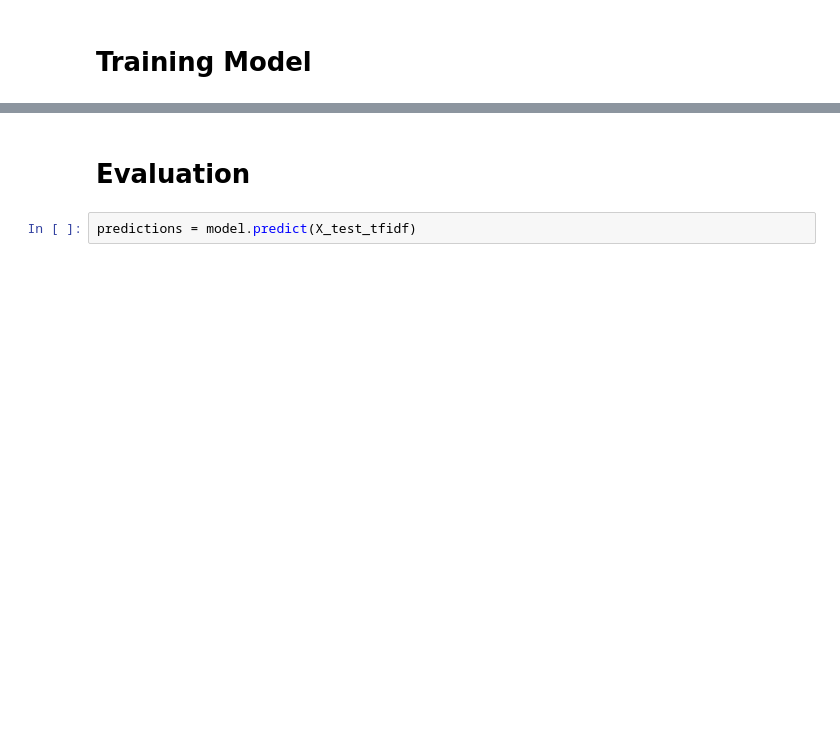
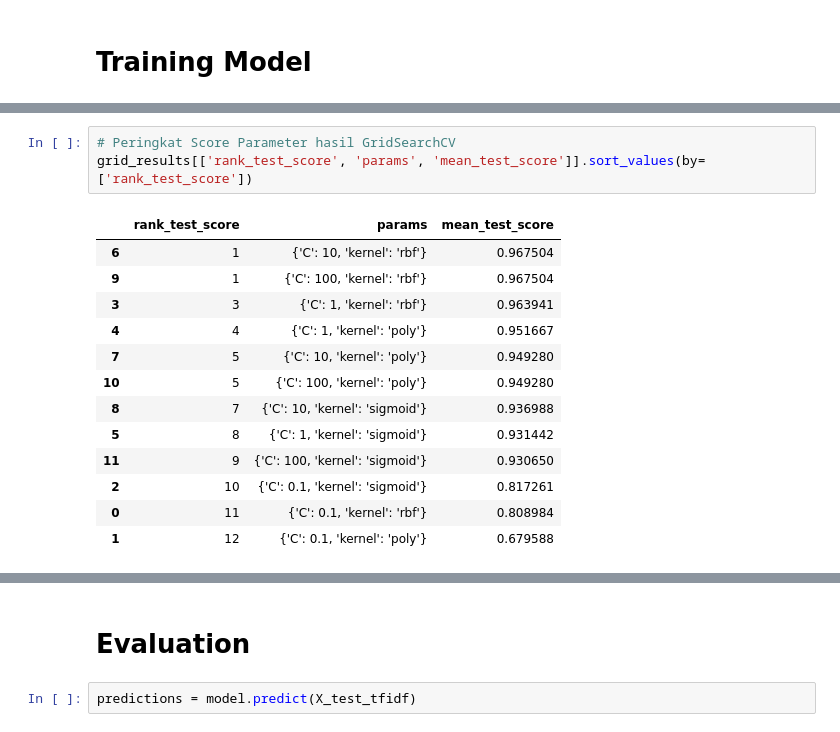
Before and after one commit to mercyano/klasifikasi-kbk, a Jupyter notebook: modelling.ipynb, the cells around one changed output, grey strips where cells are left out. Saved outputs shown, nothing was run; the diff lists cells and outputs as text; blank space fills up the shorter version.

```diff
--- a/modelling.ipynb
+++ b/modelling.ipynb
@@ -97,3 +143,20 @@ GridSearchCV(estimator=SVC(),
+# %%
+# Peringkat Score Parameter hasil GridSearchCV
+grid_results[['rank_test_score', 'params', 'mean_test_score']].sort_values(by=['rank_test_score'])
+# %% [output]
+|  | rank_test_score | params | mean_test_score |
+| 6 | 1 | {'C': 10, 'kernel': 'rbf'} | 0.967504 |
+| 9 | 1 | {'C': 100, 'kernel': 'rbf'} | 0.967504 |
+| 3 | 3 | {'C': 1, 'kernel': 'rbf'} | 0.963941 |
+| 4 | 4 | {'C': 1, 'kernel': 'poly'} | 0.951667 |
+| 7 | 5 | {'C': 10, 'kernel': 'poly'} | 0.949280 |
+| 10 | 5 | {'C': 100, 'kernel': 'poly'} | 0.949280 |
+| 8 | 7 | {'C': 10, 'kernel': 'sigmoid'} | 0.936988 |
+| 5 | 8 | {'C': 1, 'kernel': 'sigmoid'} | 0.931442 |
+| 11 | 9 | {'C': 100, 'kernel': 'sigmoid'} | 0.930650 |
+| 2 | 10 | {'C': 0.1, 'kernel': 'sigmoid'} | 0.817261 |
+| 0 | 11 | {'C': 0.1, 'kernel': 'rbf'} | 0.808984 |
+| 1 | 12 | {'C': 0.1, 'kernel': 'poly'} | 0.679588 |
 # %%
 import matplotlib.pyplot as plt
 
```
Also changed, not shown: parts of 9 cells of this notebook, 1 other file.
